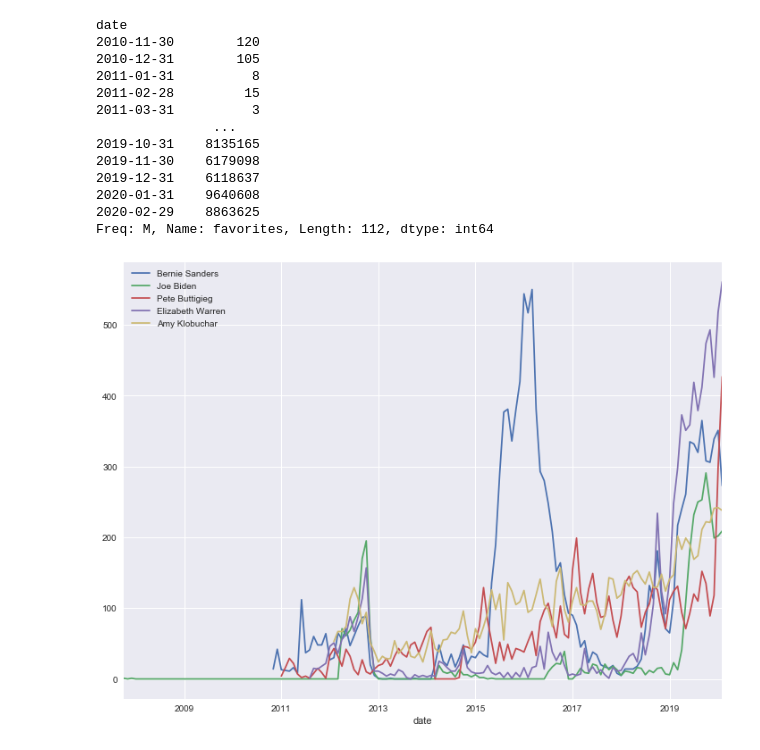
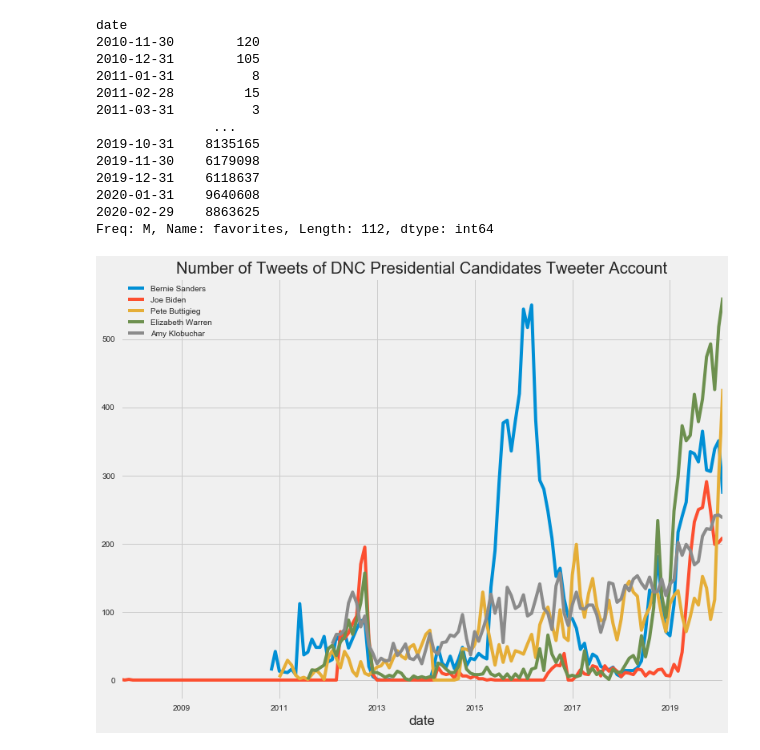
Before and after one commit to nomadtomas/sentweetment_analysizer, a Jupyter notebook: dnc_race.ipynb, the cells around one changed output. Cells and saved outputs as stored; diff of their text form; code cells hidden in the pictures.

```diff
--- a/dnc_race.ipynb
+++ b/dnc_race.ipynb
@@ -6,7 +6,7 @@ import pymongo
 import matplotlib.pyplot as plt
 import seaborn
 import plotly.express as px
-plt.style.use('seaborn')
+plt.style.use('fivethirtyeight')
 
 import re
 from nltk.tokenize import word_tokenize
@@ -182,15 +236,16 @@ def polyplot(df, rate='M'):
 # %%
 fig, ax = plt.subplots(figsize=(12,9))
 polyplot(bernie_df).plot()
 polyplot(joe_df).plot()
 polyplot(pete_df).plot()
 polyplot(warren_df).plot()
 polyplot(amy_df).plot()
 labels = ['Bernie Sanders', 'Joe Biden', 'Pete Buttigieg', 'Elizabeth Warren ', 'Amy Klobuchar']
 plt.legend(labels)
+plt.title('Number of Tweets of DNC Presidential Candidates Tweeter Account')
 plt.show()
 # %% [output]
-[figure, old version]
+[figure, new version]
 # %%
 data = pd.concat([polyplot(bernie_df, rate='D'),polyplot(joe_df, rate='D'),
                   polyplot(pete_df, rate='D'), polyplot(warren_df, rate='D'),
```
Also changed, not shown: parts of 14 cells of this notebook.
